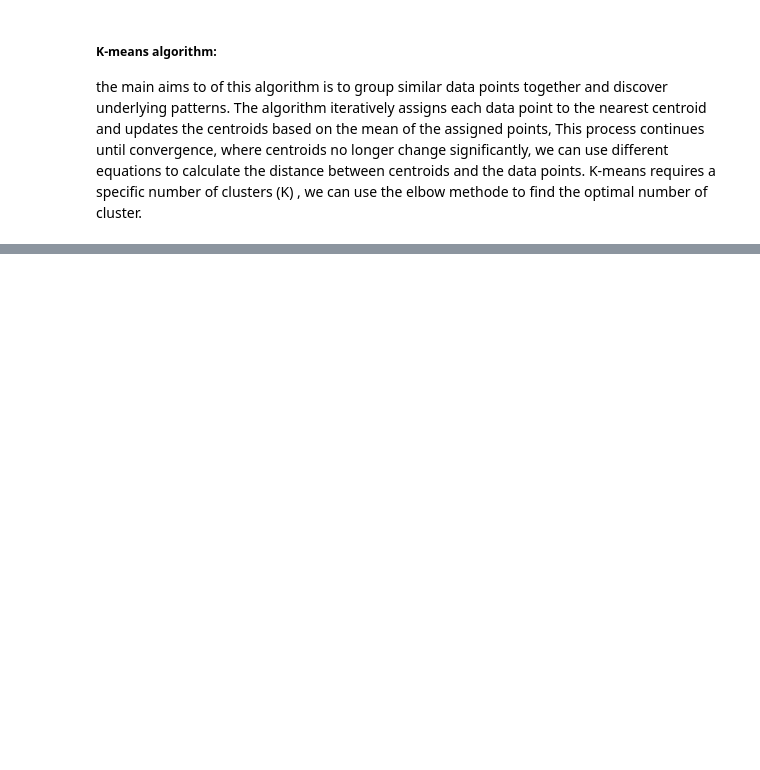
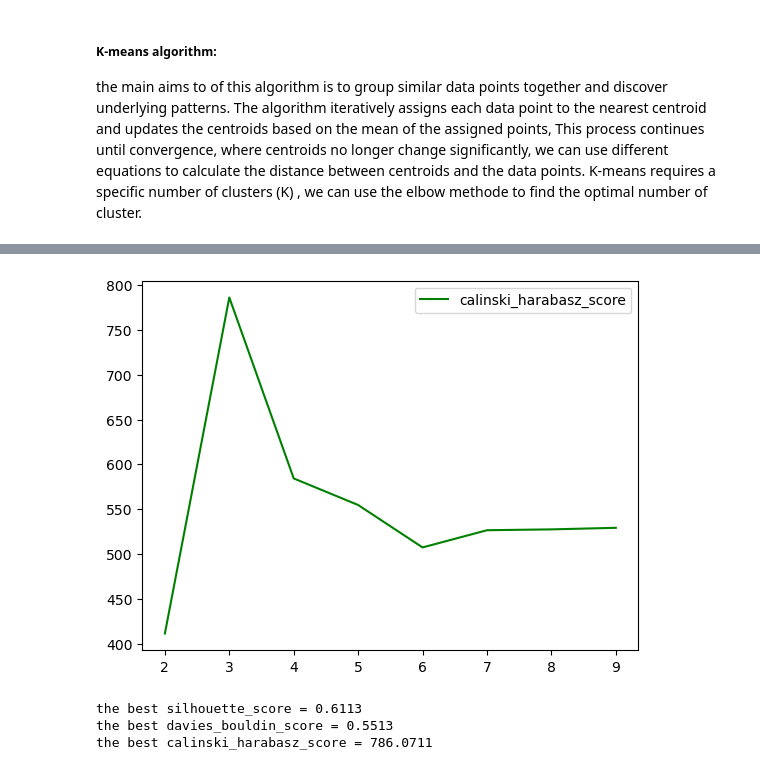
Before and after one commit to AIdjis/Clustering, a Jupyter notebook: notebooks/K-means.ipynb, the cells around one changed output, grey strips where cells are left out. Saved outputs shown, nothing was run; the diff lists cells and outputs as text; code cells hidden in the pictures; blank space fills up the shorter version.

```diff
--- a/notebooks/K-means.ipynb
+++ b/notebooks/K-means.ipynb
@@ -40,0 +94,20 @@ the main aims to of this algorithm is to group similar data points together and
+# %%
+"""The Calinski-Harabasz Index, also known as the Variance Ratio Criterion, is the ratio of
+the sum of between-cluster dispersion and within-cluster dispersion. Higher values indicate better clustering."""
+
+plt.plot(n_clusters,results[2],label='calinski_harabasz_score',color='green')
+plt.legend()
+plt.show()
+# %% [output]
+[figure, added]
+# %%
+# based on the results the optimal number of clusters is 3
+cluster = KMeans(n_clusters=3,init='k-means++')
+cluster_labels = cluster.fit_predict(data)
+print("the best silhouette_score =", round(silhouette_score(data, cluster_labels),4))
+print("the best davies_bouldin_score =", round(davies_bouldin_score(data, cluster_labels),4))
+print("the best calinski_harabasz_score =", round(calinski_harabasz_score(data, cluster_labels),4))
+# %% [output]
+the best silhouette_score = 0.6113
+the best davies_bouldin_score = 0.5513
+the best calinski_harabasz_score = 786.0711
```
Also changed, not shown: parts of 9 cells of this notebook.
